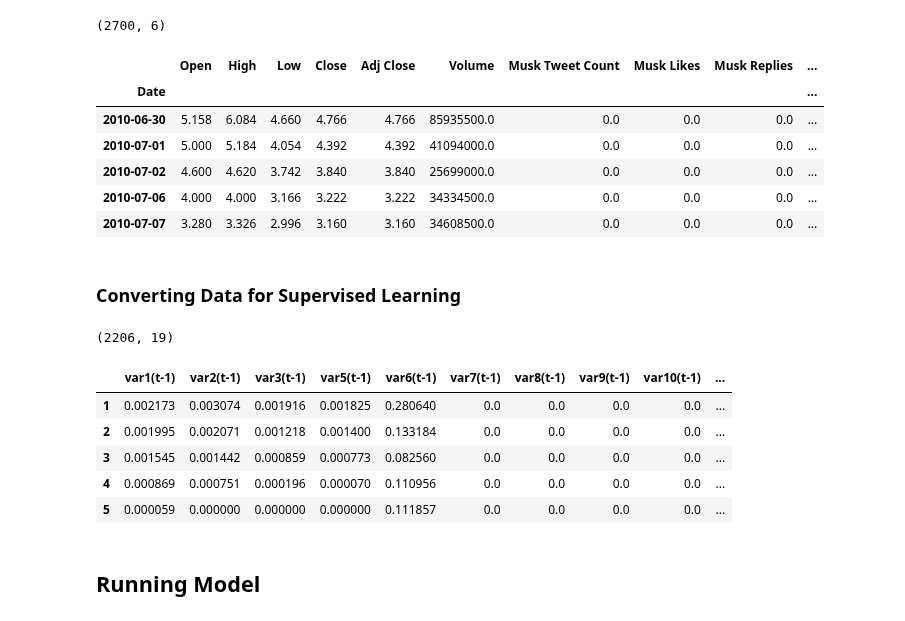
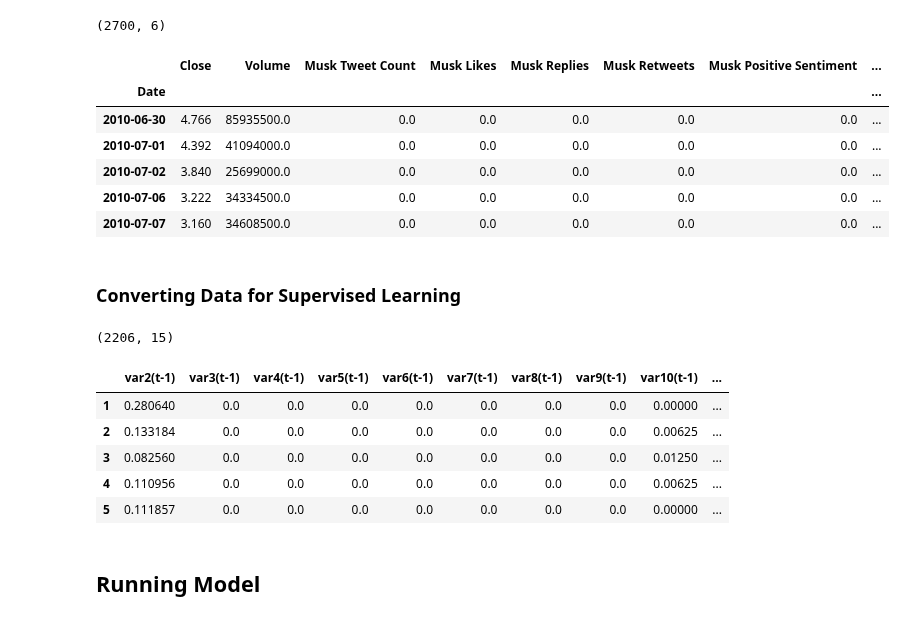
Before and after one commit to TLChilton/Senior_Capstone, a Jupyter notebook: LSTMTeslaDroppedColumn.ipynb, the cells around one changed output. Cells and saved outputs as stored; diff of their text form; code cells hidden in the pictures.

```diff
--- a/LSTMTeslaDroppedColumn.ipynb
+++ b/LSTMTeslaDroppedColumn.ipynb
@@ -178,18 +183,18 @@ print(df_tsla.shape)
 # %%
 # Merging Two Data Sets Together
 df = df_tsla.merge(df_musk, how='outer', left_index=True, right_index=True)
 df = df.merge(df_trump, how='outer', left_index=True, right_index=True)
 df[['Musk Tweet Count', 'Musk Likes', 'Musk Replies', 'Musk Retweets', 'Musk Positive Sentiment', 'Musk Contains Tesla', 'Musk Negative Sentiment', 'Trump Tweet Count', 'Trump Favorites', 'Trump Retweets', 'Trump Positive Sentiment', 'Trump Contains Tesla', 'Trump Negative Sentiment']]= df[['Musk Tweet Count', 'Musk Likes', 'Musk Replies', 'Musk Retweets', 'Musk Positive Sentiment', 'Musk Contains Tesla', 'Musk Negative Sentiment', 'Trump Tweet Count', 'Trump Favorites', 'Trump Retweets', 'Trump Positive Sentiment', 'Trump Contains Tesla', 'Trump Negative Sentiment']].fillna(0)
-#df.drop(columns=['Musk Tweet Count', 'Trump Tweet Count'], axis=1, inplace=True)
+df.drop(columns=['Open','High','Low','Adj Close'], axis=1, inplace=True)
 df.head()
 # %% [output]
-|  | Open | High | Low | Close | Adj Close | Volume | Musk Tweet Count | Musk Likes | Musk Replies | ... |
-| Date |  |  |  |  |  |  |  |  |  | ... |
-| 2010-06-30 | 5.158 | 6.084 | 4.660 | 4.766 | 4.766 | 85935500.0 | 0.0 | 0.0 | 0.0 | ... |
-| 2010-07-01 | 5.000 | 5.184 | 4.054 | 4.392 | 4.392 | 41094000.0 | 0.0 | 0.0 | 0.0 | ... |
-| 2010-07-02 | 4.600 | 4.620 | 3.742 | 3.840 | 3.840 | 25699000.0 | 0.0 | 0.0 | 0.0 | ... |
-| 2010-07-06 | 4.000 | 4.000 | 3.166 | 3.222 | 3.222 | 34334500.0 | 0.0 | 0.0 | 0.0 | ... |
-| 2010-07-07 | 3.280 | 3.326 | 2.996 | 3.160 | 3.160 | 34608500.0 | 0.0 | 0.0 | 0.0 | ... |
+|  | Close | Volume | Musk Tweet Count | Musk Likes | Musk Replies | Musk Retweets | Musk Positive Sentiment | ... |
+| Date |  |  |  |  |  |  |  | ... |
+| 2010-06-30 | 4.766 | 85935500.0 | 0.0 | 0.0 | 0.0 | 0.0 | 0.0 | ... |
+| 2010-07-01 | 4.392 | 41094000.0 | 0.0 | 0.0 | 0.0 | 0.0 | 0.0 | ... |
+| 2010-07-02 | 3.840 | 25699000.0 | 0.0 | 0.0 | 0.0 | 0.0 | 0.0 | ... |
+| 2010-07-06 | 3.222 | 34334500.0 | 0.0 | 0.0 | 0.0 | 0.0 | 0.0 | ... |
+| 2010-07-07 | 3.160 | 34608500.0 | 0.0 | 0.0 | 0.0 | 0.0 | 0.0 | ... |
 # %% [markdown]
 ### Converting Data for Supervised Learning
 # %%
@@ -207,18 +212,17 @@ scaled = scaler.fit_transform(values)
 reframed = series_to_supervised(scaled, 1, 1)
 
 # Drop Columns of Variables We Aren't Predicting
-reframed.drop(reframed.columns[[3,19,20,21,23,24,25,26,27,28,29,30,31,32,33,34,35,36,37]], axis=1, inplace=True)
-#reframed.drop(reframed.columns[[10,11,12,13,14,16,17,18,19]], axis=1, inplace=True)
+reframed.drop(reframed.columns[[0,29,28,27,26,25,24,23,22,21,20,19,18,17,16]], axis=1, inplace=True)
 print(reframed.shape)
 reframed.head()
 # %% [output]
-(2206, 19)
+(2206, 15)
-|  | var1(t-1) | var2(t-1) | var3(t-1) | var5(t-1) | var6(t-1) | var7(t-1) | var8(t-1) | var9(t-1) | var10(t-1) | ... |
-| 1 | 0.002173 | 0.003074 | 0.001916 | 0.001825 | 0.280640 | 0.0 | 0.0 | 0.0 | 0.0 | ... |
-| 2 | 0.001995 | 0.002071 | 0.001218 | 0.001400 | 0.133184 | 0.0 | 0.0 | 0.0 | 0.0 | ... |
-| 3 | 0.001545 | 0.001442 | 0.000859 | 0.000773 | 0.082560 | 0.0 | 0.0 | 0.0 | 0.0 | ... |
-| 4 | 0.000869 | 0.000751 | 0.000196 | 0.000070 | 0.110956 | 0.0 | 0.0 | 0.0 | 0.0 | ... |
-| 5 | 0.000059 | 0.000000 | 0.000000 | 0.000000 | 0.111857 | 0.0 | 0.0 | 0.0 | 0.0 | ... |
+|  | var2(t-1) | var3(t-1) | var4(t-1) | var5(t-1) | var6(t-1) | var7(t-1) | var8(t-1) | var9(t-1) | var10(t-1) | ... |
+| 1 | 0.280640 | 0.0 | 0.0 | 0.0 | 0.0 | 0.0 | 0.0 | 0.0 | 0.00000 | ... |
+| 2 | 0.133184 | 0.0 | 0.0 | 0.0 | 0.0 | 0.0 | 0.0 | 0.0 | 0.00625 | ... |
+| 3 | 0.082560 | 0.0 | 0.0 | 0.0 | 0.0 | 0.0 | 0.0 | 0.0 | 0.01250 | ... |
+| 4 | 0.110956 | 0.0 | 0.0 | 0.0 | 0.0 | 0.0 | 0.0 | 0.0 | 0.00625 | ... |
+| 5 | 0.111857 | 0.0 | 0.0 | 0.0 | 0.0 | 0.0 | 0.0 | 0.0 | 0.00000 | ... |
 # %% [markdown]
 ## Running Model
 # %%
```
Also changed, not shown: parts of 8 cells of this notebook.
